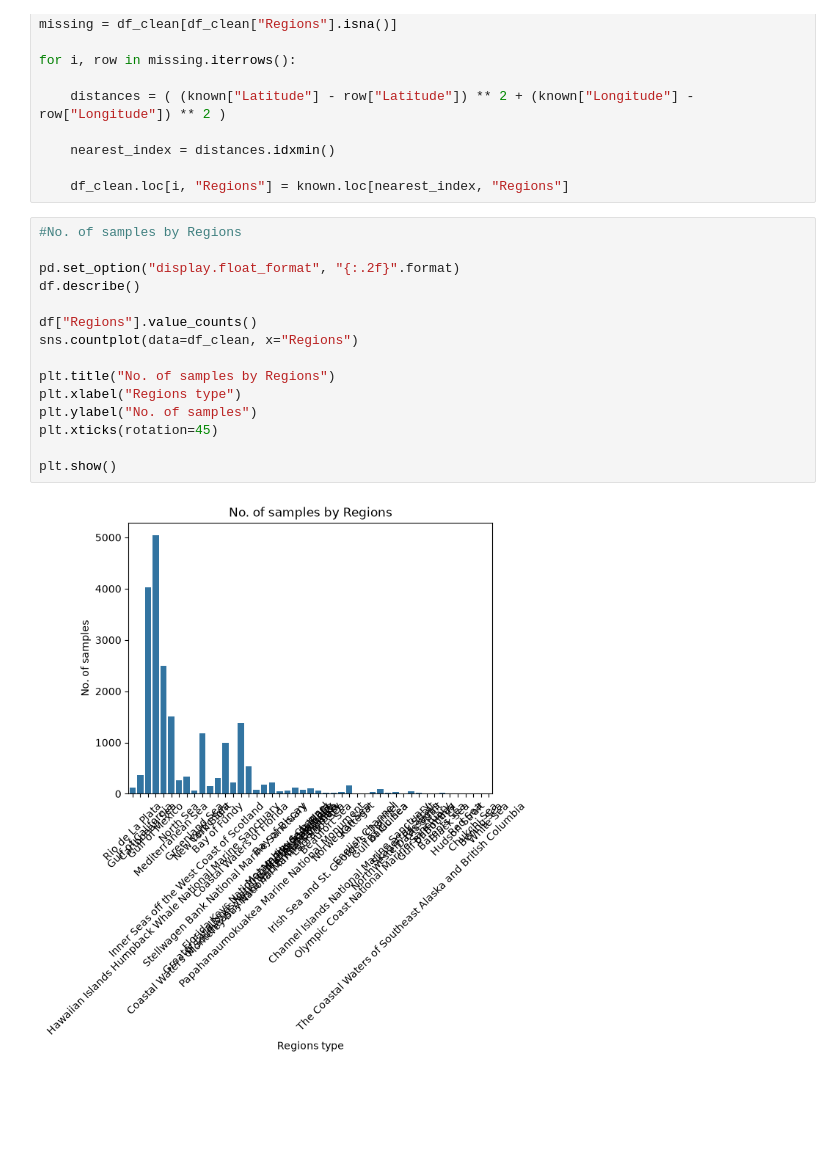
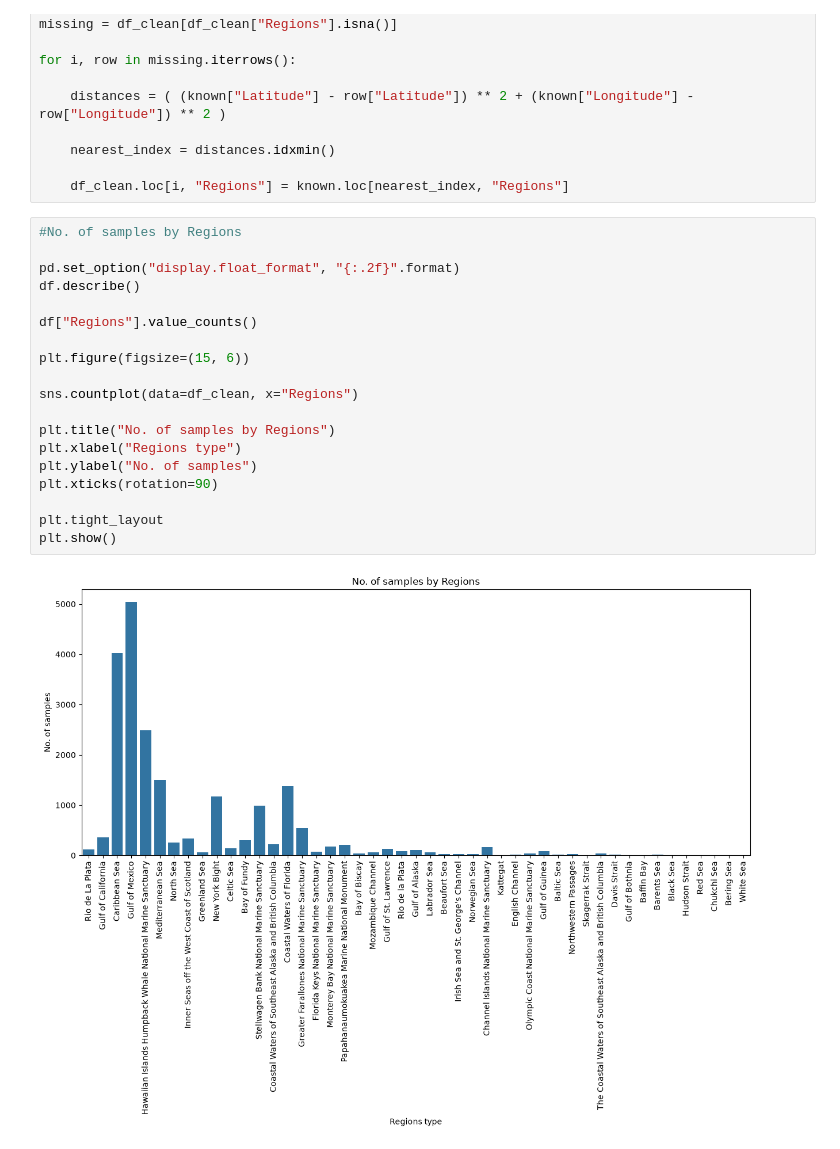
Before and after one commit to EmaSkryp/microplastic-project, a Jupyter notebook: notebooks/1_No.ipynb, the cells around one changed output. Drawn from its saved outputs; the diff is of its cells as text; blank space fills up the shorter version.

```diff
--- a/notebooks/1_No.ipynb
+++ b/notebooks/1_No.ipynb
@@ -170,20 +146,24 @@ for i, row in missing.iterrows():
 # %%
 #No. of samples by Regions
 
 pd.set_option("display.float_format", "{:.2f}".format)
 df.describe()
 
 df["Regions"].value_counts()
+
+plt.figure(figsize=(15, 6))
+
 sns.countplot(data=df_clean, x="Regions")
 
 plt.title("No. of samples by Regions")
 plt.xlabel("Regions type")
 plt.ylabel("No. of samples")
-plt.xticks(rotation=45)
+plt.xticks(rotation=90)
 
+plt.tight_layout
 plt.show()
 # %% [output]
-[figure, old version]
+[figure, new version]
 # %%
 #No. of samples by Regions, but limiting the regions that have at least 100 samples to show up
 
```
Also changed, not shown: parts of 38 cells of this notebook.
